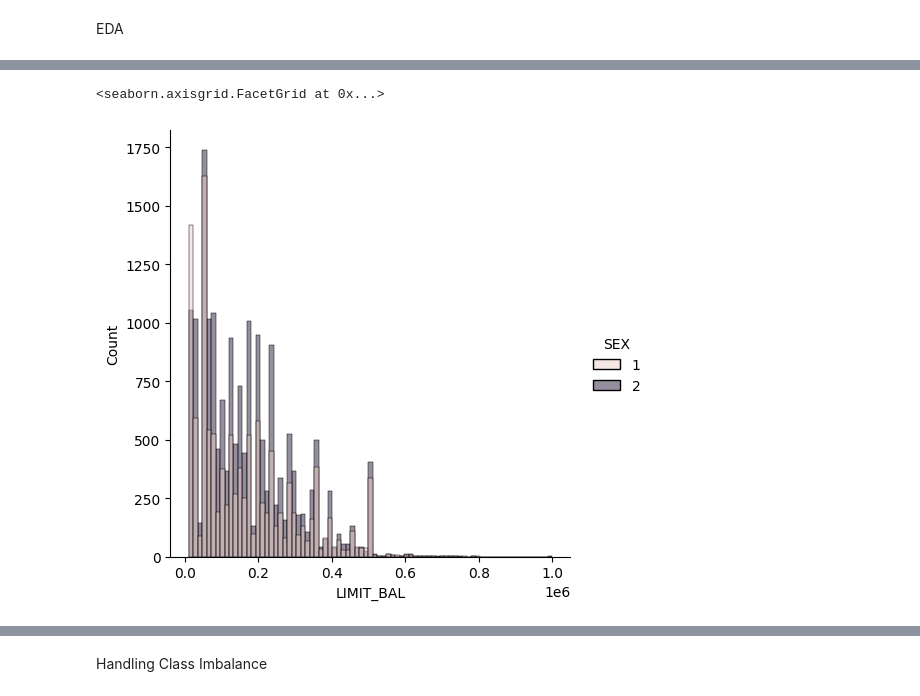
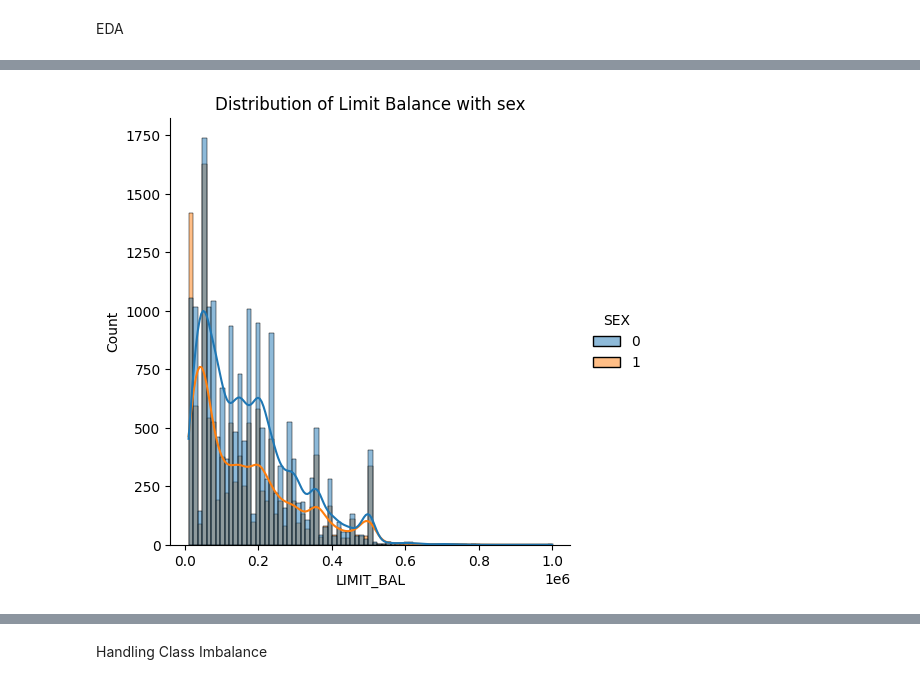
Before and after one commit to SaamarthMeston/Capstone-Project-3---Credit-card-default, a Jupyter notebook: Capston_project_3_(Credit_car_default_prediction).ipynb, the cells around one changed output, grey strips where cells are left out. Cells and saved outputs as stored; diff of their text form; code cells hidden in the pictures.

```diff
--- a/Capston_project_3_(Credit_car_default_prediction).ipynb
+++ b/Capston_project_3_(Credit_car_default_prediction).ipynb
@@ -101,0 +104,2 @@ dtype: int64
+# %%
+Df.drop('ID', axis =1, inplace=True)
@@ -101,0 +134,2 @@ dtype: int64
+# %%
+Df['EDUCATION'].replace({0:4,5:4,6:4},inplace= True)
@@ -101,0 +144,2 @@ dtype: int64
+# %%
+Df['MARRIAGE'].replace({0:3},inplace=True)
@@ -101,0 +153,2 @@ dtype: int64
+# %%
+Df['SEX'].replace({2:0},inplace= True)
@@ -155,5 +229,6 @@ We can see that our target class is highly imbalenced, we have to treat this imb
 # %%
-sns.displot(Df, x = 'LIMIT_BAL', hue = 'SEX')
+sns.displot(Df, x = 'LIMIT_BAL', kde= True, hue='SEX')
+plt.title('Distribution of Limit Balance with sex')
+plt.show()
 # %% [output]
-<seaborn.axisgrid.FacetGrid at 0x...>
-[figure, old version]
+[figure, new version]
```
Also changed, not shown: parts of 50 cells of this notebook.
